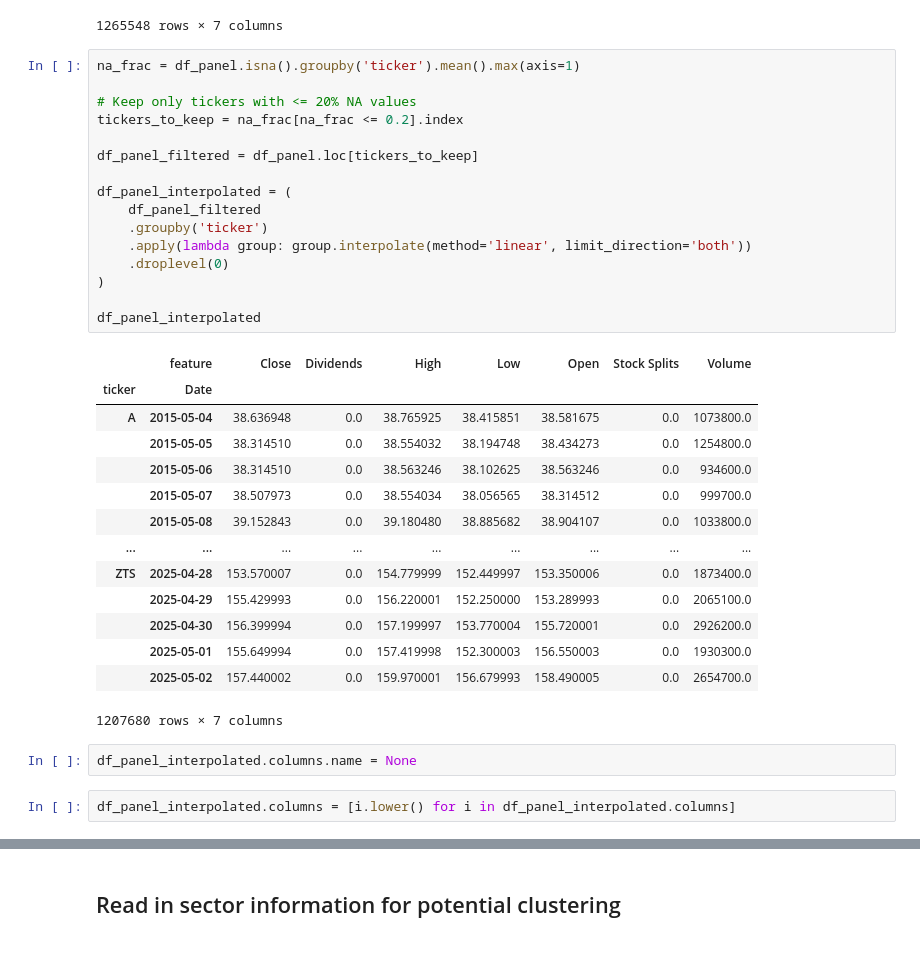
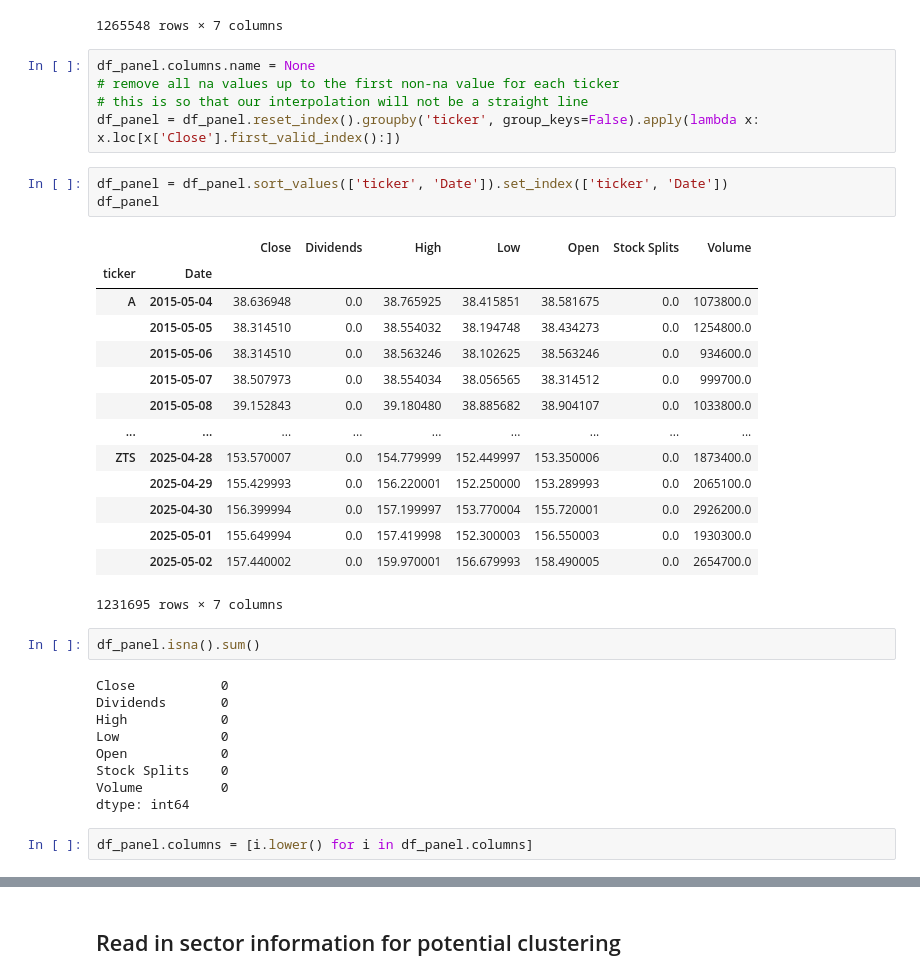
Before and after one commit to yjiahao/FinSight, a Jupyter notebook: time_series/preprocessing/preprocessing.ipynb, the cells around one changed output, grey strips where cells are left out. Drawn from its saved outputs; the diff is of its cells as text; blank space fills up the shorter version.

Commit message:
update preprocessing notebook to remove blocks of NA values at extreme points only

```diff
--- a/time_series/preprocessing/preprocessing.ipynb
+++ b/time_series/preprocessing/preprocessing.ipynb
@@ -41,39 +41,40 @@ df_panel
 |  | 2025-05-01 | 155.649994 | 0.0 | 157.419998 | 152.300003 | 156.550003 | 0.0 | 1930300.0 |
 |  | 2025-05-02 | 157.440002 | 0.0 | 159.970001 | 156.679993 | 158.490005 | 0.0 | 2654700.0 |
 1265548 rows × 7 columns
-# %%
-na_frac = df_panel.isna().groupby('ticker').mean().max(axis=1)
-
-# Keep only tickers with <= 20% NA values
-tickers_to_keep = na_frac[na_frac <= 0.2].index
-
-df_panel_filtered = df_panel.loc[tickers_to_keep]
-
-df_panel_interpolated = (
-    df_panel_filtered
-    .groupby('ticker')
-    .apply(lambda group: group.interpolate(method='linear', limit_direction='both'))
-    .droplevel(0)
-)
-
-df_panel_interpolated
-# %% [output]
-|  | feature | Close | Dividends | High | Low | Open | Stock Splits | Volume |
-| ticker | Date |  |  |  |  |  |  |  |
-| A | 2015-05-04 | 38.636948 | 0.0 | 38.765925 | 38.415851 | 38.581675 | 0.0 | 1073800.0 |
-|  | 2015-05-05 | 38.314510 | 0.0 | 38.554032 | 38.194748 | 38.434273 | 0.0 | 1254800.0 |
-|  | 2015-05-06 | 38.314510 | 0.0 | 38.563246 | 38.102625 | 38.563246 | 0.0 | 934600.0 |
-|  | 2015-05-07 | 38.507973 | 0.0 | 38.554034 | 38.056565 | 38.314512 | 0.0 | 999700.0 |
-|  | 2015-05-08 | 39.152843 | 0.0 | 39.180480 | 38.885682 | 38.904107 | 0.0 | 1033800.0 |
-| ... | ... | ... | ... | ... | ... | ... | ... | ... |
-| ZTS | 2025-04-28 | 153.570007 | 0.0 | 154.779999 | 152.449997 | 153.350006 | 0.0 | 1873400.0 |
-|  | 2025-04-29 | 155.429993 | 0.0 | 156.220001 | 152.250000 | 153.289993 | 0.0 | 2065100.0 |
-|  | 2025-04-30 | 156.399994 | 0.0 | 157.199997 | 153.770004 | 155.720001 | 0.0 | 2926200.0 |
-|  | 2025-05-01 | 155.649994 | 0.0 | 157.419998 | 152.300003 | 156.550003 | 0.0 | 1930300.0 |
-|  | 2025-05-02 | 157.440002 | 0.0 | 159.970001 | 156.679993 | 158.490005 | 0.0 | 2654700.0 |
-1207680 rows × 7 columns
-# %%
-df_panel_interpolated.columns.name = None
-# %%
-df_panel_interpolated.columns = [i.lower() for i in df_panel_interpolated.columns]
+# %%
+df_panel.columns.name = None
+# remove all na values up to the first non-na value for each ticker
+# this is so that our interpolation will not be a straight line
+df_panel = df_panel.reset_index().groupby('ticker', group_keys=False).apply(lambda x: x.loc[x['Close'].first_valid_index():])
+# %%
+df_panel = df_panel.sort_values(['ticker', 'Date']).set_index(['ticker', 'Date'])
+df_panel
+# %% [output]
+|  |  | Close | Dividends | High | Low | Open | Stock Splits | Volume |
+| ticker | Date |  |  |  |  |  |  |  |
+| A | 2015-05-04 | 38.636948 | 0.0 | 38.765925 | 38.415851 | 38.581675 | 0.0 | 1073800.0 |
+|  | 2015-05-05 | 38.314510 | 0.0 | 38.554032 | 38.194748 | 38.434273 | 0.0 | 1254800.0 |
+|  | 2015-05-06 | 38.314510 | 0.0 | 38.563246 | 38.102625 | 38.563246 | 0.0 | 934600.0 |
+|  | 2015-05-07 | 38.507973 | 0.0 | 38.554034 | 38.056565 | 38.314512 | 0.0 | 999700.0 |
+|  | 2015-05-08 | 39.152843 | 0.0 | 39.180480 | 38.885682 | 38.904107 | 0.0 | 1033800.0 |
+| ... | ... | ... | ... | ... | ... | ... | ... | ... |
+| ZTS | 2025-04-28 | 153.570007 | 0.0 | 154.779999 | 152.449997 | 153.350006 | 0.0 | 1873400.0 |
+|  | 2025-04-29 | 155.429993 | 0.0 | 156.220001 | 152.250000 | 153.289993 | 0.0 | 2065100.0 |
+|  | 2025-04-30 | 156.399994 | 0.0 | 157.199997 | 153.770004 | 155.720001 | 0.0 | 2926200.0 |
+|  | 2025-05-01 | 155.649994 | 0.0 | 157.419998 | 152.300003 | 156.550003 | 0.0 | 1930300.0 |
+|  | 2025-05-02 | 157.440002 | 0.0 | 159.970001 | 156.679993 | 158.490005 | 0.0 | 2654700.0 |
+1231695 rows × 7 columns
+# %%
+df_panel.isna().sum()
+# %% [output]
+Close           0
+Dividends       0
+High            0
+Low             0
+Open            0
+Stock Splits    0
+Volume          0
+dtype: int64
+# %%
+df_panel.columns = [i.lower() for i in df_panel.columns]
 # %%
```
Also changed, not shown: parts of 7 cells of this notebook.
